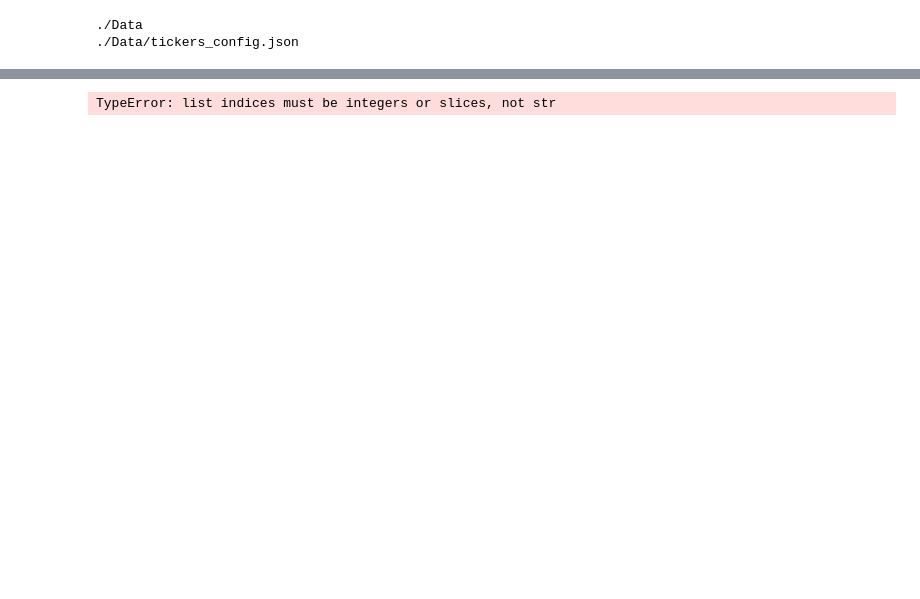
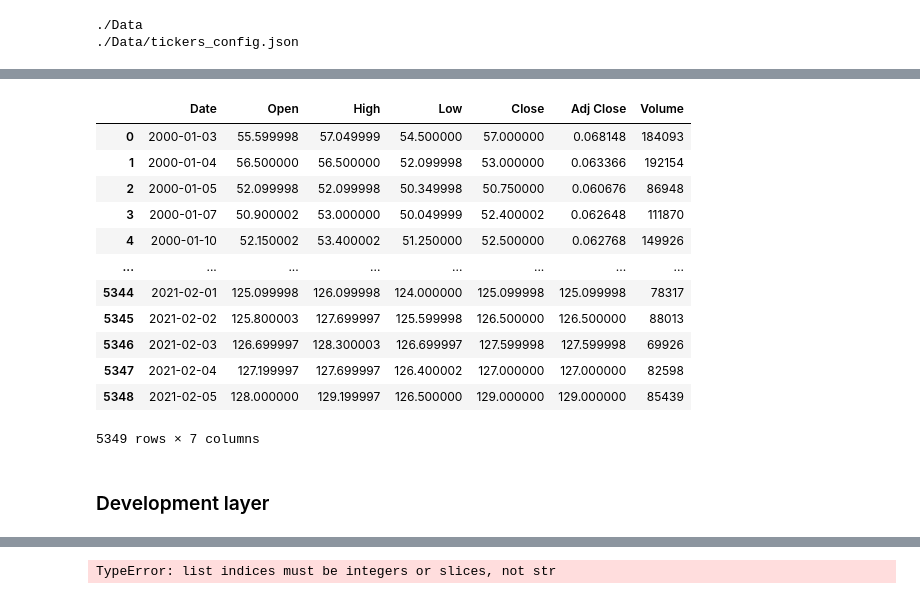
Before and after one commit to ASO92/Python_knowledge, a Jupyter notebook: Appdatabase project/11-data_manager.ipynb, the cells around one changed output, grey strips where cells are left out. Cells and saved outputs as stored; diff of their text form; code cells hidden in the pictures; blank space fills up the shorter version.

Commit message:
06-Update_tickers_config functionality

```diff
--- a/Appdatabase project/11-data_manager.ipynb
+++ b/Appdatabase project/11-data_manager.ipynb
@@ -72,0 +89,17 @@ class DataManager_YahooFinance(DataManager):
+# %%
+import yfinance as yf
+import pandas as pd
+
+class DataManager_YahooFinance(DataManager):
+
+    def __init__(self):
+        super().__init__()
+
+
+    def download_ticker_data(self, ticker):
+        print('Downloading historic data of: ' + ticker)
+        data_csv = yf.download(ticker)
+        data_csv.insert(loc=0, column='Date', value=pd.to_datetime(data_csv.index, errors='coerce'))
+        data_csv['Date'] = [time.date() for time in data_csv['Date']]
+        data_csv.reset_index(drop=True, inplace=True)
+        return data_csv
@@ -75,2 +134,0 @@ DM_YF = DataManager_YahooFinance()
-# %%
-DM_YF.set_operation_metadata()
@@ -93,0 +135,2 @@ DM_YF.get_timestamp()
+# %%
+tickers = DM_YF.get_active_tickers()
@@ -93,0 +141,2 @@ DM_YF.get_timestamp()
+# %%
+data = DM_YF.download_ticker_data(tickers[0]['feeds']['ticker'])
@@ -94,2 +146,18 @@ DM_YF.get_timestamp()
 # %%
-data = DM_YF.get_tickers()
+data
+# %% [output]
+|  | Date | Open | High | Low | Close | Adj Close | Volume |
+| 0 | 2000-01-03 | 55.599998 | 57.049999 | 54.500000 | 57.000000 | 0.068148 | 184093 |
+| 1 | 2000-01-04 | 56.500000 | 56.500000 | 52.099998 | 53.000000 | 0.063366 | 192154 |
+| 2 | 2000-01-05 | 52.099998 | 52.099998 | 50.349998 | 50.750000 | 0.060676 | 86948 |
+| 3 | 2000-01-07 | 50.900002 | 53.000000 | 50.049999 | 52.400002 | 0.062648 | 111870 |
+| 4 | 2000-01-10 | 52.150002 | 53.400002 | 51.250000 | 52.500000 | 0.062768 | 149926 |
+| ... | ... | ... | ... | ... | ... | ... | ... |
+| 5344 | 2021-02-01 | 125.099998 | 126.099998 | 124.000000 | 125.099998 | 125.099998 | 78317 |
+| 5345 | 2021-02-02 | 125.800003 | 127.699997 | 125.599998 | 126.500000 | 126.500000 | 88013 |
+| 5346 | 2021-02-03 | 126.699997 | 128.300003 | 126.699997 | 127.599998 | 127.599998 | 69926 |
+| 5347 | 2021-02-04 | 127.199997 | 127.699997 | 126.400002 | 127.000000 | 127.000000 | 82598 |
+| 5348 | 2021-02-05 | 128.000000 | 129.199997 | 126.500000 | 129.000000 | 129.000000 | 85439 |
+5349 rows × 7 columns
+# %% [markdown]
+### Development layer
```
Also changed, not shown: parts of 17 cells of this notebook, 3 other files.
